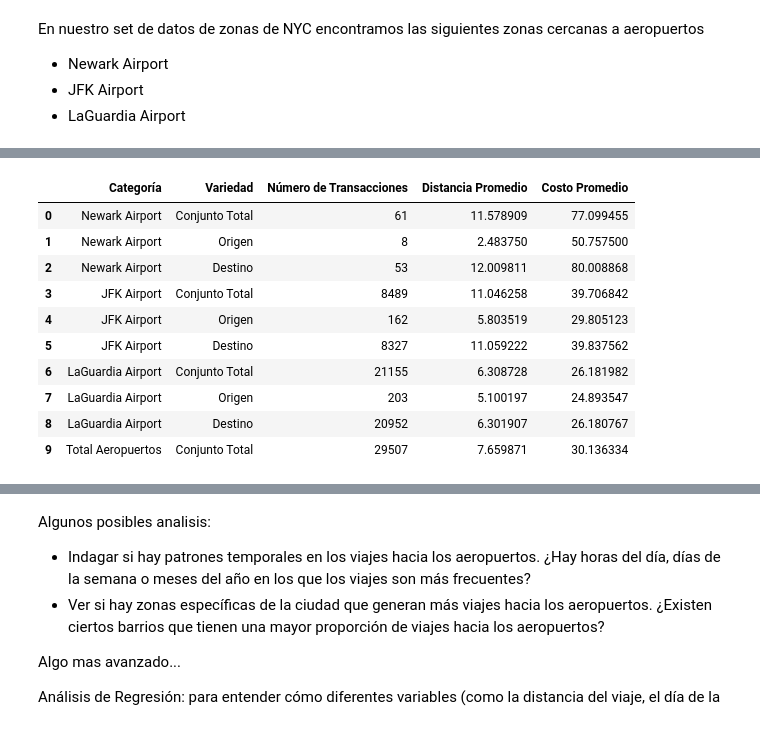
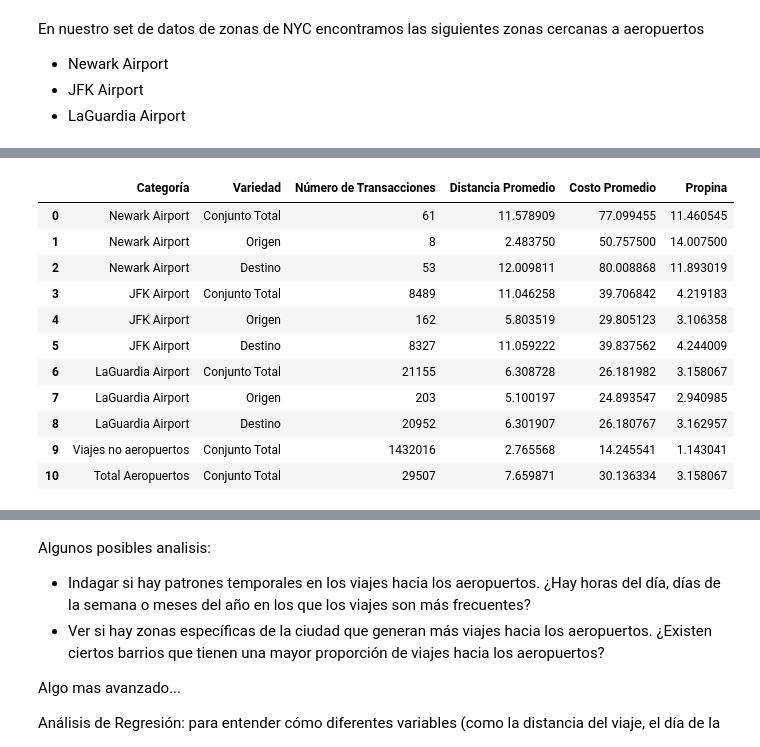
Before and after one commit to agusdiazb/TaxisVerdes_EDA, a Jupyter notebook: script_challenge.ipynb, the cells around one changed output, grey strips where cells are left out. Cells and saved outputs as stored; diff of their text form; code cells hidden in the pictures.

```diff
--- a/script_challenge.ipynb
+++ b/script_challenge.ipynb
@@ -350,6 +354,11 @@ metrics_list = []
 
 # Calcular el número total de transacciones
 total_num_transactions = len(airport_trips)
+
+
+# Filtrar viajes que no sean hacia ni desde aeropuertos
+non_airport_trips = data_filtered[~data_filtered['PULocationID'].isin(airport_location_ids) & ~data_filtered['DOLocationID'].isin(airport_location_ids)]
+
 
 # Paso 2 y 3: Calcular métricas para cada aeropuerto y para el conjunto total
 for airport_id in airport_location_ids:
@@ -370,6 +379,7 @@ for airport_id in airport_location_ids:
         'Número de Transacciones': num_transactions_total,
         'Distancia Promedio': airport_specific_trips['trip_distance'].mean(),
         'Costo Promedio': airport_specific_trips['total_amount'].mean(),
+        'Propina' : airport_specific_trips['tip_amount'].mean()
         # Agregar más métricas de conjunto total según sea necesario
     }
 
@@ -380,6 +390,7 @@ for airport_id in airport_location_ids:
         'Número de Transacciones': num_transactions_origin,
         'Distancia Promedio': airport_specific_trips[airport_specific_trips['PULocationID'] == airport_id]['trip_distance'].mean(),
         'Costo Promedio': airport_specific_trips[airport_specific_trips['PULocationID'] == airport_id]['total_amount'].mean(),
+        'Propina': airport_specific_trips[airport_specific_trips['PULocationID'] == airport_id]['tip_amount'].mean()
         # Agregar más métricas de origen según sea necesario
     }
 
@@ -390,41 +401,57 @@ for airport_id in airport_location_ids:
         'Número de Transacciones': num_transactions_destination,
         'Distancia Promedio': airport_specific_trips[airport_specific_trips['DOLocationID'] == airport_id]['trip_distance'].mean(),
         'Costo Promedio': airport_specific_trips[airport_specific_trips['DOLocationID'] == airport_id]['total_amount'].mean(),
+        'Propina' : airport_specific_trips[airport_specific_trips['DOLocationID'] == airport_id]['tip_amount'].mean()
         # Agregar más métricas de destino según sea necesario
     }
 
     # Agregar métricas a la lista
     metrics_list.append(total_metrics)
     metrics_list.append(origin_metrics)
     metrics_list.append(destination_metrics)
 
+# Calcular métricas y agregar a la lista de métricas para 'Viajes no aeropuertos'
+
+metrics = {
+    'Categoría': 'Viajes no aeropuertos',
+    'Variedad': 'Conjunto Total',
+    'Número de Transacciones':len(non_airport_trips),
+    'Distancia Promedio': non_airport_trips['trip_distance'].mean(),
+    'Costo Promedio': non_airport_trips['total_amount'].mean(),
+    'Propina' : non_airport_trips['tip_amount'].mean()
+# Agregar más métricas según sea necesario
+}
+metrics_list.append(metrics)
+
 # Calcular métricas para el total de viajes a aeropuertos (origen o destino)
 total_airport_metrics = {
     'Categoría': 'Total Aeropuertos',
     'Variedad': 'Conjunto Total',
     'Número de Transacciones': total_num_transactions,
     'Distancia Promedio': airport_trips['trip_distance'].mean(),
     'Costo Promedio': airport_trips['total_amount'].mean(),
+    'Propina' : airport_specific_trips['tip_amount'].mean()
     # Agregar más métricas de conjunto total según sea necesario
 }
 
 # Agregar métricas a la lista
 metrics_list.append(total_airport_metrics)
 
 # Crear un DataFrame a partir de la lista de métricas
 metrics_df = pd.DataFrame(metrics_list)
 
 # Imprimir el DataFrame con las métricas
 metrics_df
 # %% [output]
-|  | Categoría | Variedad | Número de Transacciones | Distancia Promedio | Costo Promedio |
-| 0 | Newark Airport | Conjunto Total | 61 | 11.578909 | 77.099455 |
-| 1 | Newark Airport | Origen | 8 | 2.483750 | 50.757500 |
-| 2 | Newark Airport | Destino | 53 | 12.009811 | 80.008868 |
-| 3 | JFK Airport | Conjunto Total | 8489 | 11.046258 | 39.706842 |
-| 4 | JFK Airport | Origen | 162 | 5.803519 | 29.805123 |
-| 5 | JFK Airport | Destino | 8327 | 11.059222 | 39.837562 |
-| 6 | LaGuardia Airport | Conjunto Total | 21155 | 6.308728 | 26.181982 |
-| 7 | LaGuardia Airport | Origen | 203 | 5.100197 | 24.893547 |
-| 8 | LaGuardia Airport | Destino | 20952 | 6.301907 | 26.180767 |
-| 9 | Total Aeropuertos | Conjunto Total | 29507 | 7.659871 | 30.136334 |
+|  | Categoría | Variedad | Número de Transacciones | Distancia Promedio | Costo Promedio | Propina |
+| 0 | Newark Airport | Conjunto Total | 61 | 11.578909 | 77.099455 | 11.460545 |
+| 1 | Newark Airport | Origen | 8 | 2.483750 | 50.757500 | 14.007500 |
+| 2 | Newark Airport | Destino | 53 | 12.009811 | 80.008868 | 11.893019 |
+| 3 | JFK Airport | Conjunto Total | 8489 | 11.046258 | 39.706842 | 4.219183 |
+| 4 | JFK Airport | Origen | 162 | 5.803519 | 29.805123 | 3.106358 |
+| 5 | JFK Airport | Destino | 8327 | 11.059222 | 39.837562 | 4.244009 |
+| 6 | LaGuardia Airport | Conjunto Total | 21155 | 6.308728 | 26.181982 | 3.158067 |
+| 7 | LaGuardia Airport | Origen | 203 | 5.100197 | 24.893547 | 2.940985 |
+| 8 | LaGuardia Airport | Destino | 20952 | 6.301907 | 26.180767 | 3.162957 |
+| 9 | Viajes no aeropuertos | Conjunto Total | 1432016 | 2.765568 | 14.245541 | 1.143041 |
+| 10 | Total Aeropuertos | Conjunto Total | 29507 | 7.659871 | 30.136334 | 3.158067 |
```
Also changed, not shown: parts of 20 cells of this notebook.
